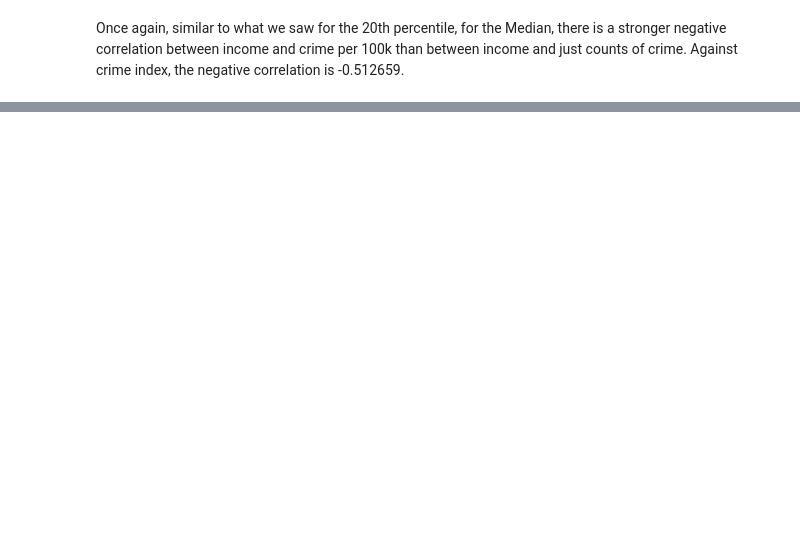
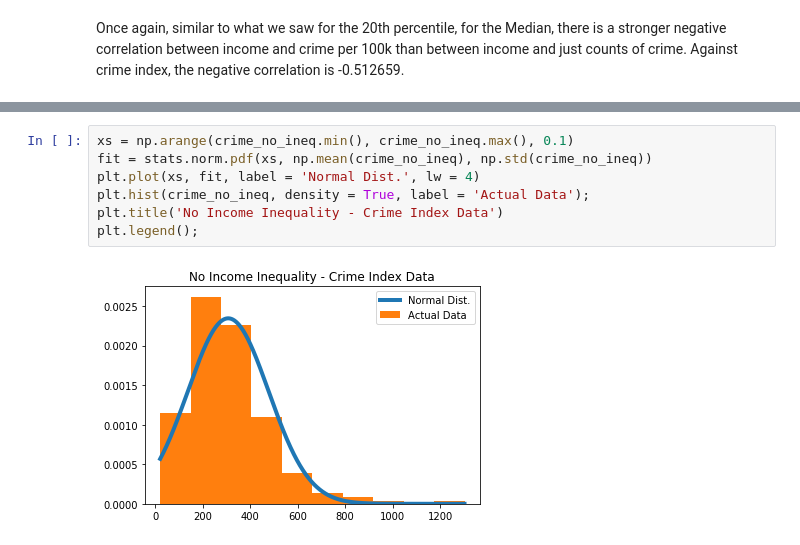
Before and after one commit to ewinterstorm/cogs108_finalproject, a Jupyter notebook: Analysis.ipynb, the cells around one changed output, grey strips where cells are left out. Saved outputs shown, nothing was run; the diff lists cells and outputs as text; blank space fills up the shorter version.

```diff
--- a/Analysis.ipynb
+++ b/Analysis.ipynb
@@ -261,0 +341,9 @@ Correlation is negative once against though when we check income's 95th percenti
+# %%
+xs = np.arange(crime_no_ineq.min(), crime_no_ineq.max(), 0.1)
+fit = stats.norm.pdf(xs, np.mean(crime_no_ineq), np.std(crime_no_ineq))
+plt.plot(xs, fit, label = 'Normal Dist.', lw = 4)
+plt.hist(crime_no_ineq, density = True, label = 'Actual Data');
+plt.title('No Income Inequality - Crime Index Data')
+plt.legend();
+# %% [output]
+[figure, added]
```
Also changed, not shown: parts of 10 cells of this notebook.
